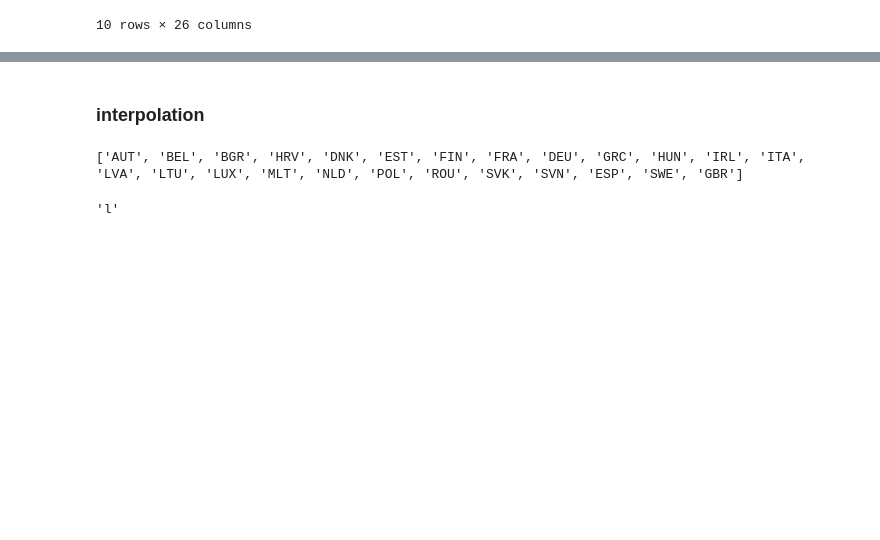
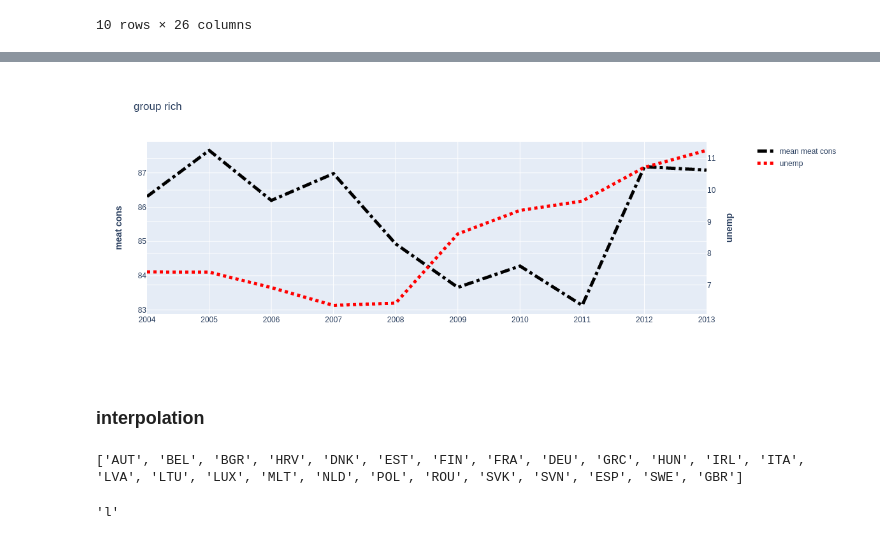
Before and after one commit to ElCabrino/ADA-Project-1, a Jupyter notebook: Untitled.ipynb, the cells around one changed output, grey strips where cells are left out. Drawn from its saved outputs; the diff is of its cells as text; code cells hidden in the pictures; blank space fills up the shorter version.

```diff
--- a/Untitled.ipynb
+++ b/Untitled.ipynb
@@ -346,3 +397,23 @@ pio.write_html(fig, file='couillespoilues2', auto_open=True)
+# %%
+
+fkmg2 = go.Figure()
+
+fkmg2 = make_subplots(rows=1, cols=1,
+                    specs=[[{"secondary_y": True}]])
+#for i in range(len(g2s[0])):
+#    fkmg2.add_trace(go.Scatter(y=df_meat[g2s[0][i]], x=[2004+i for i in range(10)], mode='lines', name=g2s[0][i]))
+
+fkmg2.add_trace(go.Scatter(y = df_meat[g2s[0]].mean(axis=1), x=[2004+i for i in range(10)], mode='lines', name='mean meat cons', line=dict(color='black', width=5, dash='dashdot')))
+
+fkmg2.add_trace(go.Scatter(y = df_unemp[g2s[0]].mean(axis=1)[6:16], x=[2004+i for i in range(10)], mode='lines', name='unemp', line=dict(color='red', width=5, dash='dot')), secondary_y=True)
+
+fkmg2.update_yaxes(title_text="<b>meat cons", secondary_y=False)
+fkmg2.update_yaxes(title_text="<b>unemp", secondary_y=True)
+fkmg2.update_layout(title="group rich")
+
+fkmg2.show()
+# %% [output]
+[figure, added]
 # %% [markdown]
 ### interpolation
 # %%
```
Also changed, not shown: parts of 30 cells of this notebook, 2 other files.
